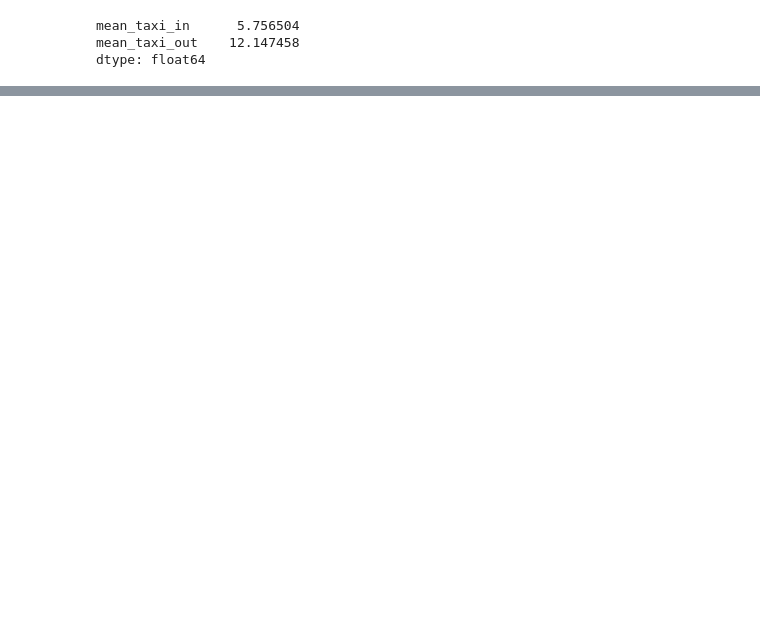
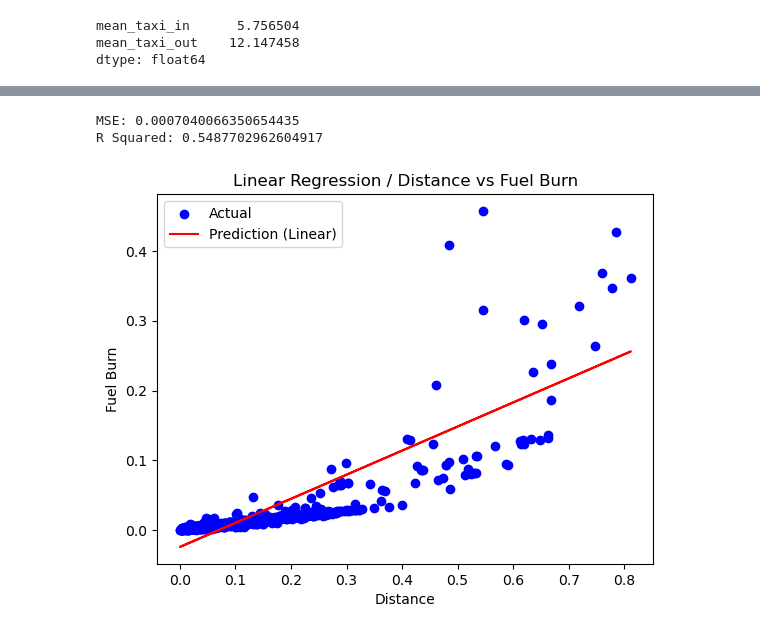
Before and after one commit to UmutHarun/flight_fuel_consumption, a Jupyter notebook: main.ipynb, the cells around one changed output, grey strips where cells are left out. Cells and saved outputs as stored; diff of their text form; code cells hidden in the pictures; blank space fills up the shorter version.

```diff
--- a/main.ipynb
+++ b/main.ipynb
@@ -151,0 +166,27 @@ plt.show()
+# %%
+X = sampled_df[['distance']].values
+y = sampled_df['fuel_burn'].values
+# %%
+X_train, X_test, y_train, y_test = train_test_split(X, y, test_size=0.2, random_state=42)
+# %%
+model = LinearRegression()
+model.fit(X_train, y_train)
+y_pred = model.predict(X_test)
+# %%
+mse = mean_squared_error(y_test, y_pred)
+r2 = r2_score(y_test, y_pred)
+print("MSE:", mse)
+print("R Squared:", r2)
+# %% [output]
+MSE: 0.0007040066350654435
+R Squared: 0.5487702962604917
+# %%
+plt.scatter(X_test, y_test, color='blue', label='Actual')
+plt.plot(X_test, y_pred, color='red', label='Prediction (Linear)')
+plt.xlabel('Distance')
+plt.ylabel('Fuel Burn')
+plt.title('Linear Regression / Distance vs Fuel Burn')
+plt.legend()
+plt.show()
+# %% [output]
+[figure, added]
```
Also changed, not shown: parts of 13 cells of this notebook.
